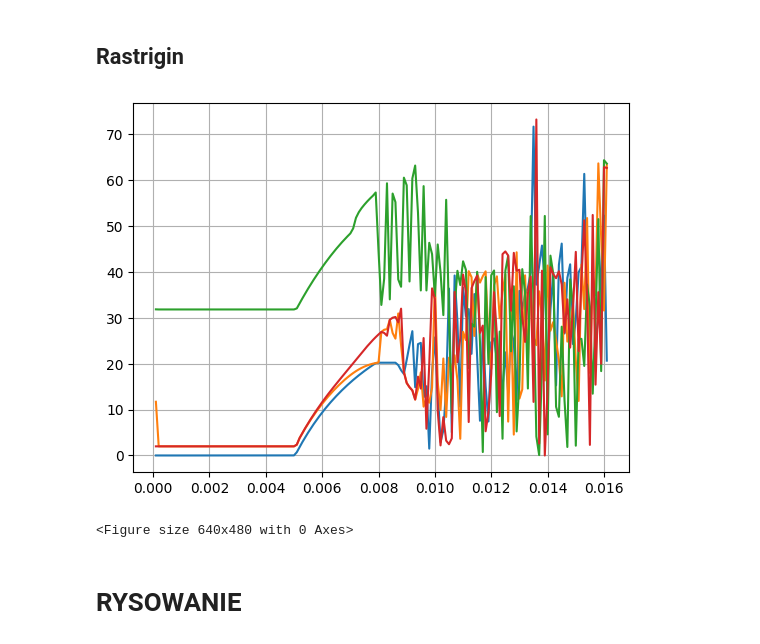
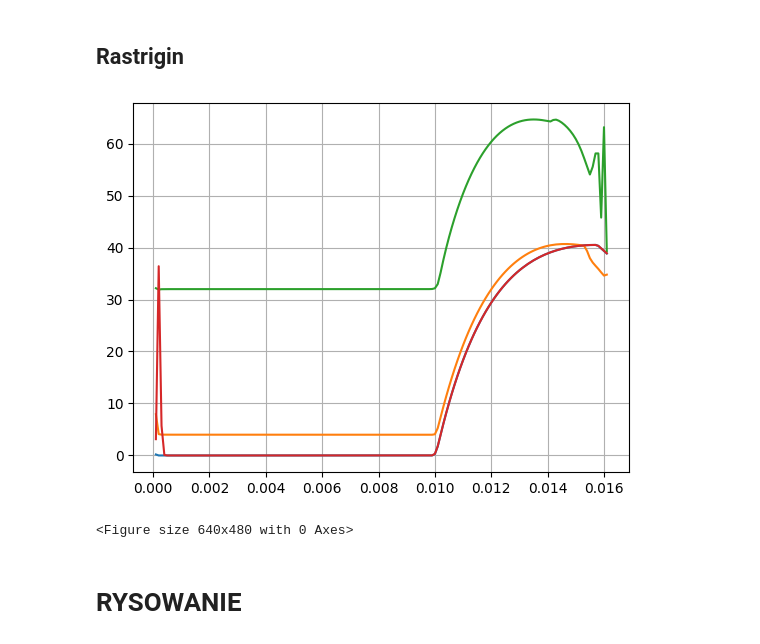
Before and after one commit to mwewior/introduction-to-ai, a Jupyter notebook: lab1/gradient.ipynb, the cells around one changed output. Saved outputs shown, nothing was run; the diff lists cells and outputs as text; code cells hidden in the pictures.

```diff
--- a/lab1/gradient.ipynb
+++ b/lab1/gradient.ipynb
@@ -59,15 +74,13 @@ class Function:
 # %%
 class Rastrigin(Function):
 
-    def __init__(self, domain, dimensions, beta, initial_position):
-        super().__init__(domain, dimensions, beta, initial_position)
-
-    def name(self):
-        return "Rastrigin"
+    def __init__(self, bounds, dimensions, beta, initial_position):
+        super().__init__(bounds, dimensions, beta, initial_position)
+        self._name = "Rastrigin"
 
     def q(self, x_vector):
         d = self._dimensions
-        partial_cost = lambda x: x**2 - 10*math.cos(2*math.pi*x)
+        partial_cost = lambda x: x**2 - 10*np.cos(2*np.pi*x)
 
         cost = 10*d
         for i in range(d) : cost += partial_cost(x_vector[i])
@@ -79,16 +92,15 @@ class Rastrigin(Function):
 
     def grad(self, x_vector, i):
         x = x_vector[i]
-        gradient = 2*x +20*math.pi*math.sin(2*math.pi*x)
+        gradient = 2*x +20*np.pi*np.sin(np.pi*x)
         return gradient
 # %%
 class Griewank(Function):
 
-    def __init__(self, domain, dimensions, beta, initial_position):
-        super().__init__(domain, dimensions, beta, initial_position)
+    def __init__(self, bounds, dimensions, beta, initial_position):
+        super().__init__(bounds, dimensions, beta, initial_position)
+        self._name = "Griewank"
 
-    def name(self):
-        return "Griewank"
 
     def q(self, x_vector):
         d = self._dimensions
@@ -100,8 +112,8 @@ class Griewank(Function):
 
         PI = 1
         for i in range(d):
-            PI = PI*math.cos(
-                x_vector[i]*math.sqrt(i+1)/(i+1)
+            PI = PI*np.cos(
+                x_vector[i]*np.sqrt(i+1)/(i+1)
             )
 
         return SUM - PI + 1
@@ -112,11 +124,11 @@ class Griewank(Function):
         PI_rest = 1
         for j in range(self.d()):
             if j != i:
-                PI_rest = PI_rest*math.cos(
-                    x[j]*math.sqrt(j+1)/(j+1)
+                PI_rest = PI_rest*np.cos(
+                    x[j]*np.sqrt(j+1)/(j+1)
                 )
 
-        return x[i]/2000 + math.sin(x[i]*math.sqrt(i+1)/(i+1)) * PI_rest*math.sqrt(i+1)/(i+1)
+        return x[i]/2000 + np.sin(x[i]*np.sqrt(i+1)/(i+1)) * PI_rest*np.sqrt(i+1)/(i+1)
 # %%
 class Test:
 
@@ -394,34 +550,34 @@ experiment(
 ## Rastrigin
 # %%
 dimensions = DIMENSIONS
-bounds = [-5.0, 5.0]
+bounds = [-5.12, 5.12]
 iterations = 100
 step = 0.0001
 domain = 0.016
 
 
 x_init = [
     [-0.1, 0.2],
     [1.5, 0.57],
     [-4.3, -4.3],
     [-1.0, -1.0]
 ]
 
 show_plots = True
 
 experiment(
     "Rastrigin",
     DIMENSIONS,
     bounds,
     x_init,
     iterations,
     step,
     domain,
     epsilon,
     show_plots
 )
 # %% [output]
-[figure, old version]
+[figure, new version]
 <Figure size 640x480 with 0 Axes>
 # %% [markdown]
 # RYSOWANIE
```
Also changed, not shown: parts of 9 cells of this notebook.
